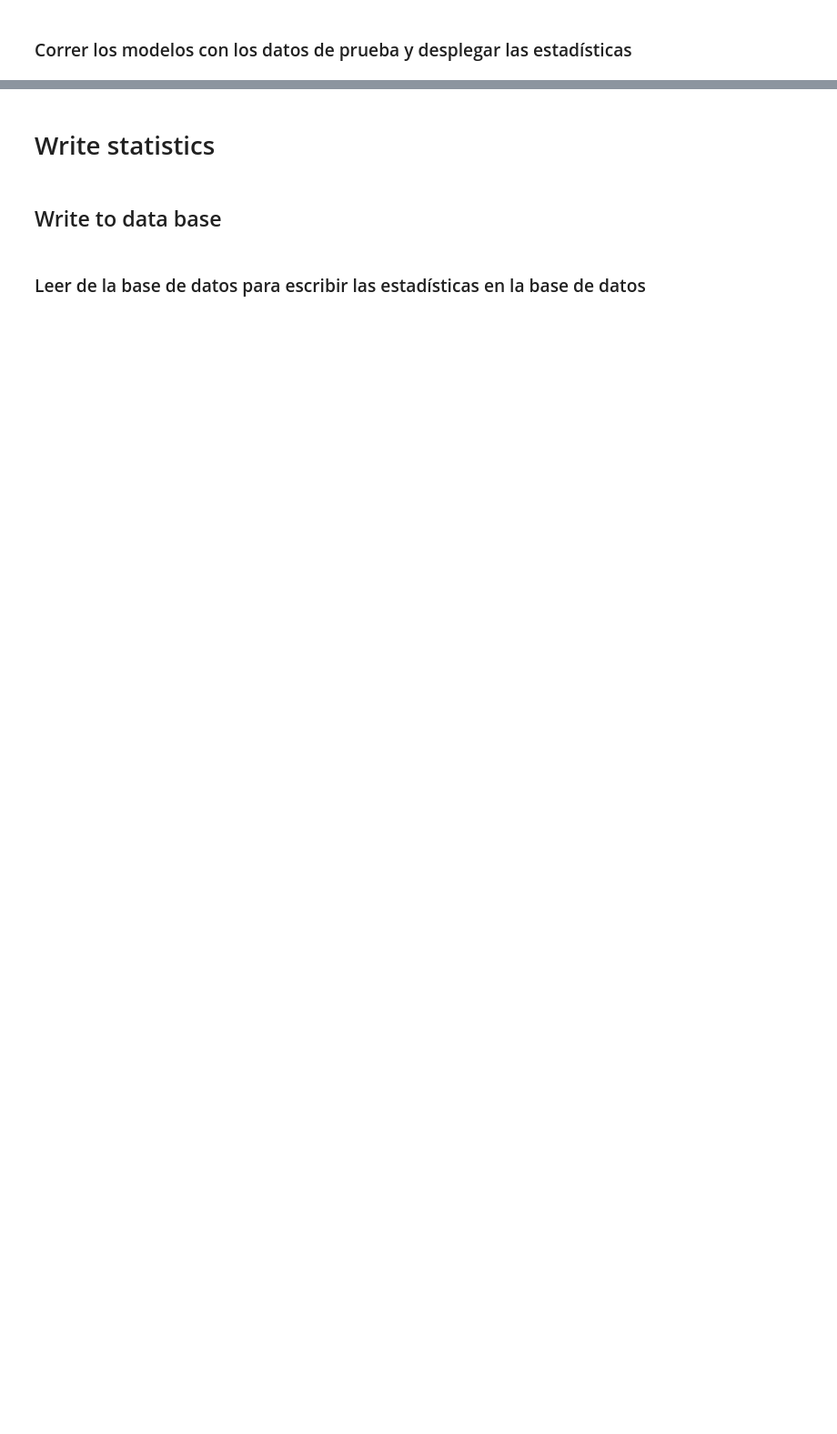
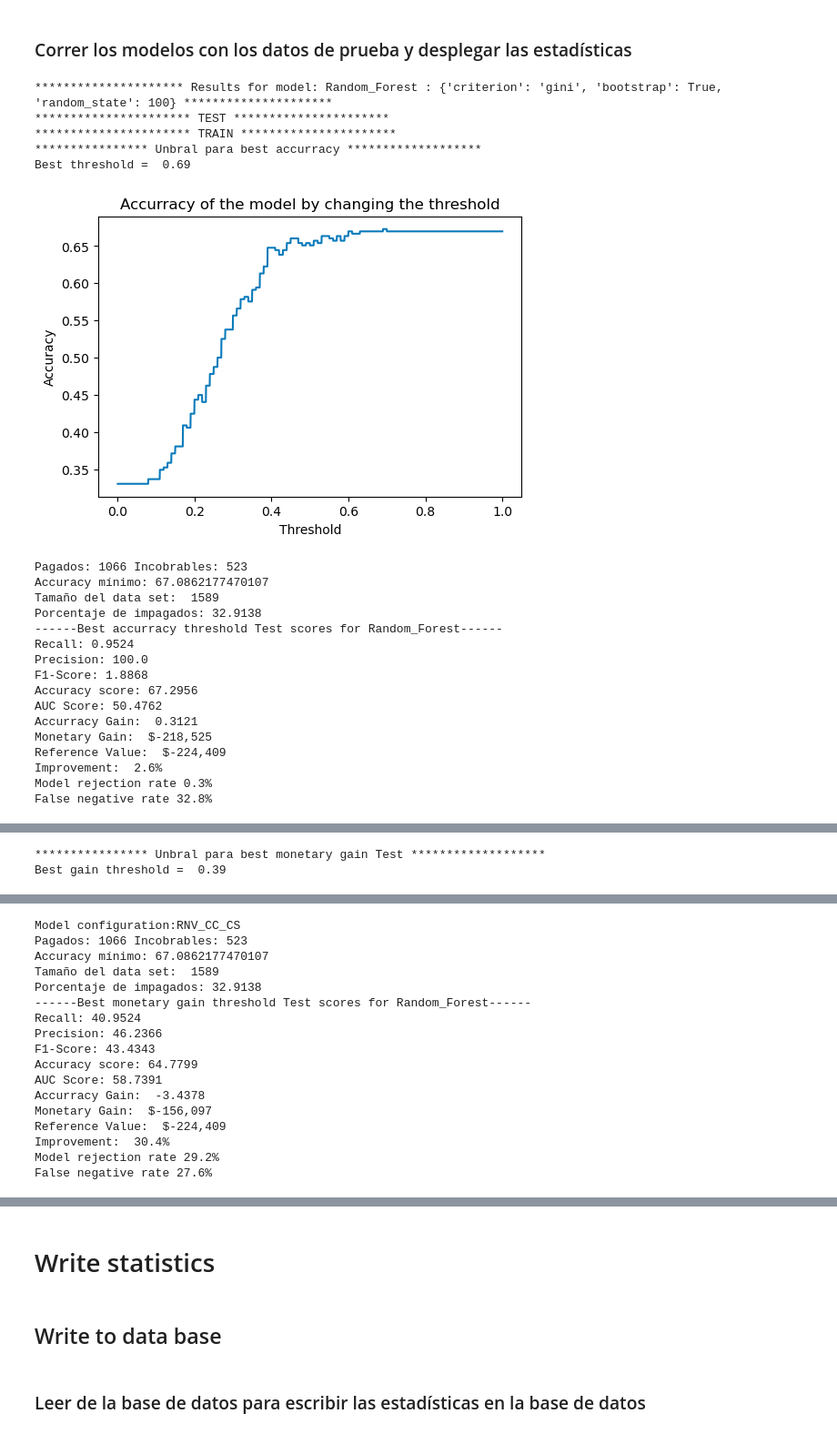
Before and after one commit to ahuactzin/mlp, a Jupyter notebook: src/mlp/PromocashPredictorSimplified.ipynb, the cells around one changed output, grey strips where cells are left out. Shown at 91% size. Saved outputs shown, nothing was run; the diff lists cells and outputs as text; code cells hidden in the pictures; blank space fills up the shorter version.

```diff
--- a/src/mlp/PromocashPredictorSimplified.ipynb
+++ b/src/mlp/PromocashPredictorSimplified.ipynb
@@ -380,45 +429,73 @@ for model in models_tester.models:
         print("**************** Unbral para best accurracy *******************")
         print("Best threshold = ", best_threshold)
         pk.plot_threshold_evolution(acceptance_threshold, accurracy_list, "Accurracy of the model by changing the threshold",
-                                    "Threshold","Accuracy")
+                                    "Threshold","Accuracy",
+                                    f"{pkconfig.conf_column}_{model.name}_accuracy_test.png")
         y_pred_accuracy = np.where(predictions > best_threshold, 1, 0)
         all_stats.add_and_print_stats(models_tester.y_test, y_pred_accuracy, model.name, model.parameters,
-                                      "Best accurracy threshold Test", True)
+                                      "Best accurracy threshold Test", True,
+                                      f"CM_{pkconfig.conf_column}_{model.name}_accuracy_test.png")
 
         ### Estadísticas de con la mejor ganancia monetária
         print("**************** Unbral para best monetary gain Test *******************")
         print("Best gain threshold = ", bgt)
         pk.plot_threshold_evolution(acceptance_threshold, gl,
                                     "Monetary gain of the model by changing the threshold (Test)",
-                                    "Threshold", "Monetary gain")
+                                    "Threshold", "Monetary gain",
+                                    f"{pkconfig.conf_column}_{model.name}_best_gain_test.png")
         y_pred_monetary_test = np.where(predictions > bgt, 1, 0)
         print(f"Model configuration:{pkconfig.conf_column}")
         all_stats.add_and_print_stats(models_tester.y_test, y_pred_monetary_test, model.name, model.parameters,
-                                      "Best monetary gain threshold Test", True)
+                                      "Best monetary gain threshold Test", True,
+                                      f"CM_{pkconfig.conf_column}_{model.name}_monetary_test.png")
 
         ### Estadísticas con la mejor ganancia monetária datos de entrenamiento
         print("**************** Unbral para best monetary gain Train *******************")
         predictions = model.pipeline.predict_proba(models_tester.x_train)[:,1]
         acceptance_threshold, accurracy_list, best_threshold, best_accurracy, gl, bgt, bg = pk.find_best_threshold(predictions, models_tester.y_train)
 
         print("Best gain threshold = ", bgt, "with a monetary gain of", bg)
         pk.plot_threshold_evolution(acceptance_threshold, gl, "Monetary gain of the model by changing the threshold (Train)",
-                                    "Threshold", "Monetary gain")
+                                    "Threshold", "Monetary gain",
+                                    f"{pkconfig.conf_column}_{model.name}_best_gain_train.png")
 
         y_pred_monetary_train = np.where(predictions > bgt, 1, 0)
         all_stats.add_and_print_stats(models_tester.y_train, y_pred_monetary_train, model.name, model.parameters,"Best monetary gain threshold Train")
     #model.min_max_stats = min_max_stats
     model.columns = models_tester.x_train.columns
     model.feature_engineering = pkconfig.feature_engineering
     model.features = all_features
     model.conf_column = pkconfig.conf_column
     model.data_parameters['zip_digits'] = pkconfig.zip_digits
     model.data_parameters['Training init date'] = train_init_date
     model.data_parameters['Trainig en date'] = train_end_date
     model.data_parameters['SourceFile'] = pkconfig.source_file_name
     model.data_parameters['Date'] = str_date_and_time
     if 'CP' in features_to_use:
         model.data_parameters['CP'] = training_cps
     if 'CP Aval' in features_to_use:
         model.data_parameters['CP Aval'] = training_cps_aval
     model.save_with_pickle()
+# %% [output]
+********************* Results for model: Random_Forest : {'criterion': 'gini', 'bootstrap': True, 'random_state': 100} *********************
+********************** TEST **********************
+********************** TRAIN **********************
+**************** Unbral para best accurracy *******************
+Best threshold =  0.69
+[figure, added]
+Pagados: 1066 Incobrables: 523
+Accuracy mínimo: 67.0862177470107
+Tamaño del data set:  1589
+Porcentaje de impagados: 32.9138
+------Best accurracy threshold Test scores for Random_Forest------
+Recall: 0.9524
+Precision: 100.0
+F1-Score: 1.8868
+Accuracy score: 67.2956
+AUC Score: 50.4762
+Accurracy Gain:  0.3121
+Monetary Gain:  $-218,525
+Reference Value:  $-224,409
+Improvement:  2.6%
+Model rejection rate 0.3%
+False negative rate 32.8%
@@ -424,0 +503,2 @@ for model in models_tester.models:
+**************** Unbral para best monetary gain Test *******************
+Best gain threshold =  0.39
@@ -424,0 +506,17 @@ for model in models_tester.models:
+Model configuration:RNV_CC_CS
+Pagados: 1066 Incobrables: 523
+Accuracy mínimo: 67.0862177470107
+Tamaño del data set:  1589
+Porcentaje de impagados: 32.9138
+------Best monetary gain threshold Test scores for Random_Forest------
+Recall: 40.9524
+Precision: 46.2366
+F1-Score: 43.4343
+Accuracy score: 64.7799
+AUC Score: 58.7391
+Accurracy Gain:  -3.4378
+Monetary Gain:  $-156,097
+Reference Value:  $-224,409
+Improvement:  30.4%
+Model rejection rate 29.2%
+False negative rate 27.6%
```
Also changed, not shown: parts of 35 cells of this notebook, 2 other files.
